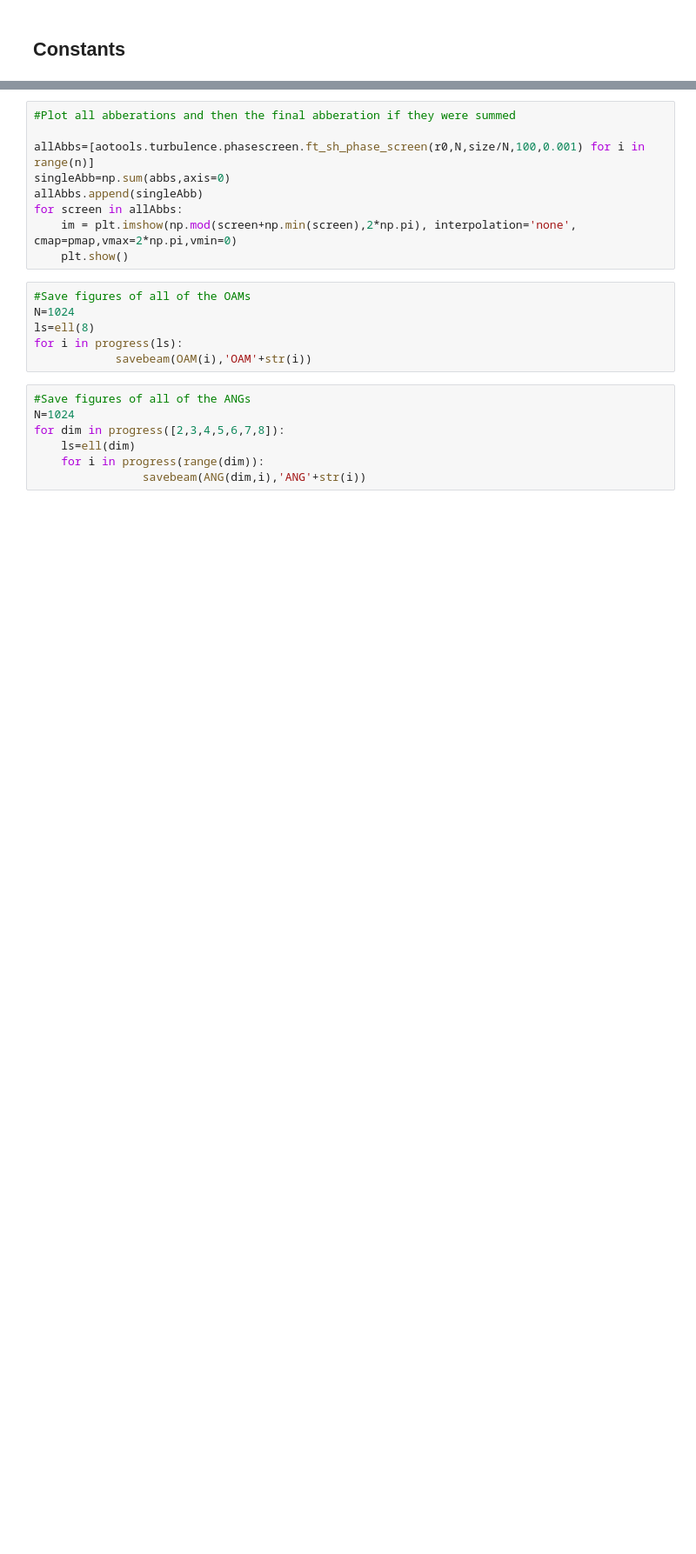
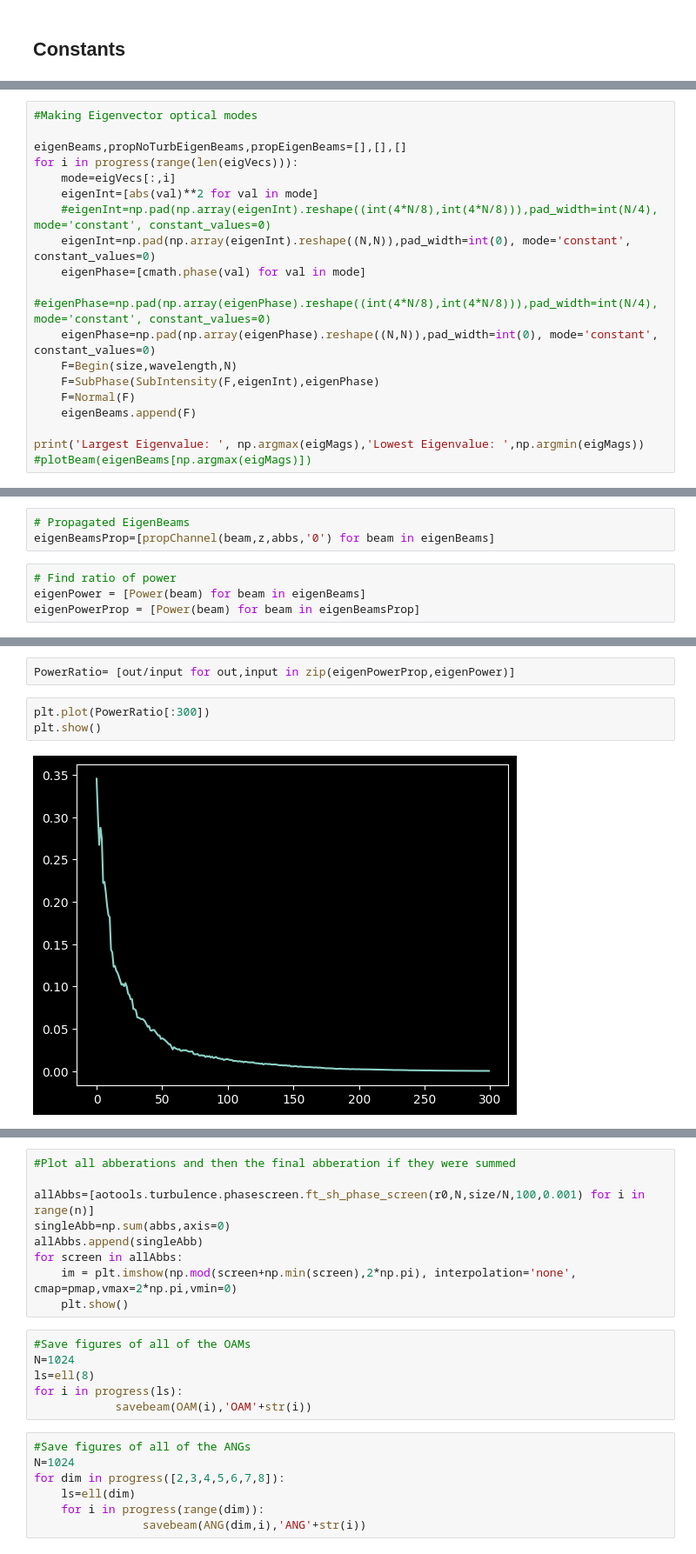
Before and after one commit to LukasScarfe/MultiplaneTurb, a Jupyter notebook: Lukas_Workspace.ipynb, the cells around one changed output, grey strips where cells are left out. Shown: that part at 87% size. Drawn from its saved outputs; the diff is of its cells as text; blank space fills up the shorter version.

```diff
--- a/Lukas_Workspace.ipynb
+++ b/Lukas_Workspace.ipynb
@@ -454,0 +470,19 @@ plt.show()
+# %%
+#Making Eigenvector optical modes
+
+eigenBeams,propNoTurbEigenBeams,propEigenBeams=[],[],[]
+for i in progress(range(len(eigVecs))):
+    mode=eigVecs[:,i]
+    eigenInt=[abs(val)**2 for val in mode]
+    #eigenInt=np.pad(np.array(eigenInt).reshape((int(4*N/8),int(4*N/8))),pad_width=int(N/4), mode='constant', constant_values=0)
+    eigenInt=np.pad(np.array(eigenInt).reshape((N,N)),pad_width=int(0), mode='constant', constant_values=0)
+    eigenPhase=[cmath.phase(val) for val in mode]
+    #eigenPhase=np.pad(np.array(eigenPhase).reshape((int(4*N/8),int(4*N/8))),pad_width=int(N/4), mode='constant', constant_values=0)
+    eigenPhase=np.pad(np.array(eigenPhase).reshape((N,N)),pad_width=int(0), mode='constant', constant_values=0)
+    F=Begin(size,wavelength,N)
+    F=SubPhase(SubIntensity(F,eigenInt),eigenPhase)
+    F=Normal(F)
+    eigenBeams.append(F)
+
+print('Largest Eigenvalue: ', np.argmax(eigMags),'Lowest Eigenvalue: ',np.argmin(eigMags))
+#plotBeam(eigenBeams[np.argmax(eigMags)])
@@ -454,0 +491,7 @@ plt.show()
+# %%
+# Propagated EigenBeams
+eigenBeamsProp=[propChannel(beam,z,abbs,'0') for beam in eigenBeams]
+# %%
+# Find ratio of power
+eigenPower = [Power(beam) for beam in eigenBeams]
+eigenPowerProp = [Power(beam) for beam in eigenBeamsProp]
@@ -454,0 +502,7 @@ plt.show()
+# %%
+PowerRatio= [out/input for out,input in zip(eigenPowerProp,eigenPower)]
+# %%
+plt.plot(PowerRatio[:300])
+plt.show()
+# %% [output]
+[figure, added]
```
Also changed, not shown: parts of 72 cells of this notebook.
